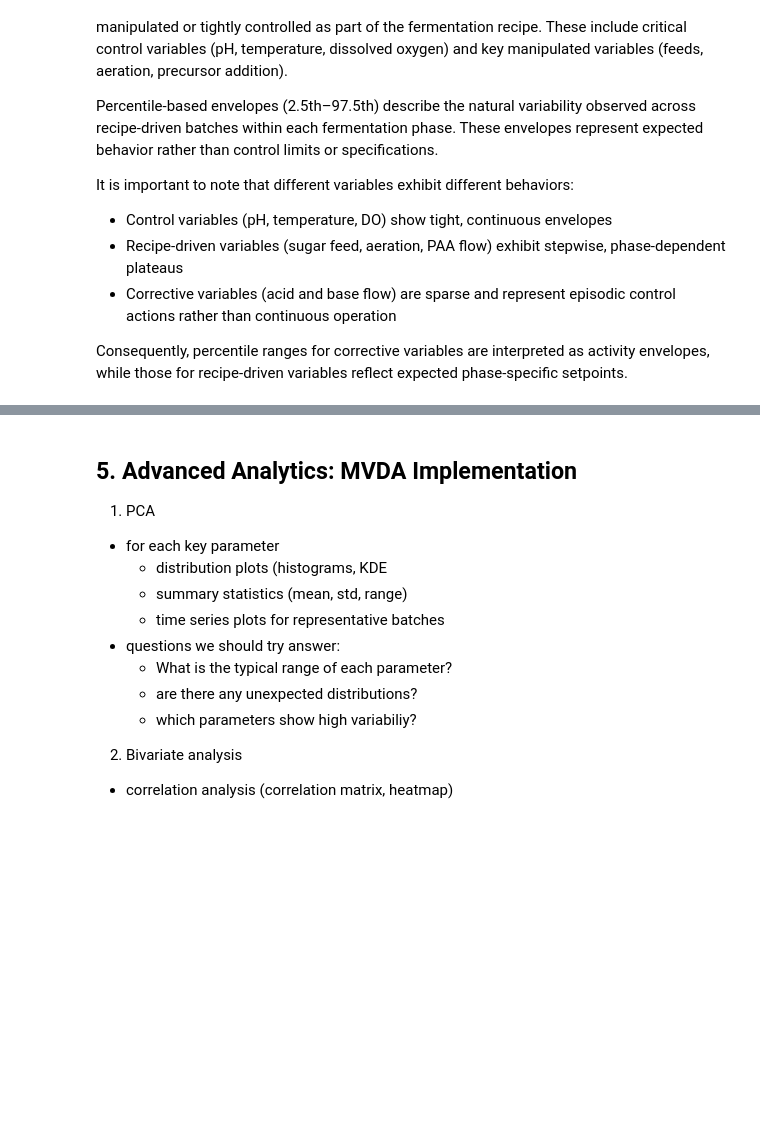
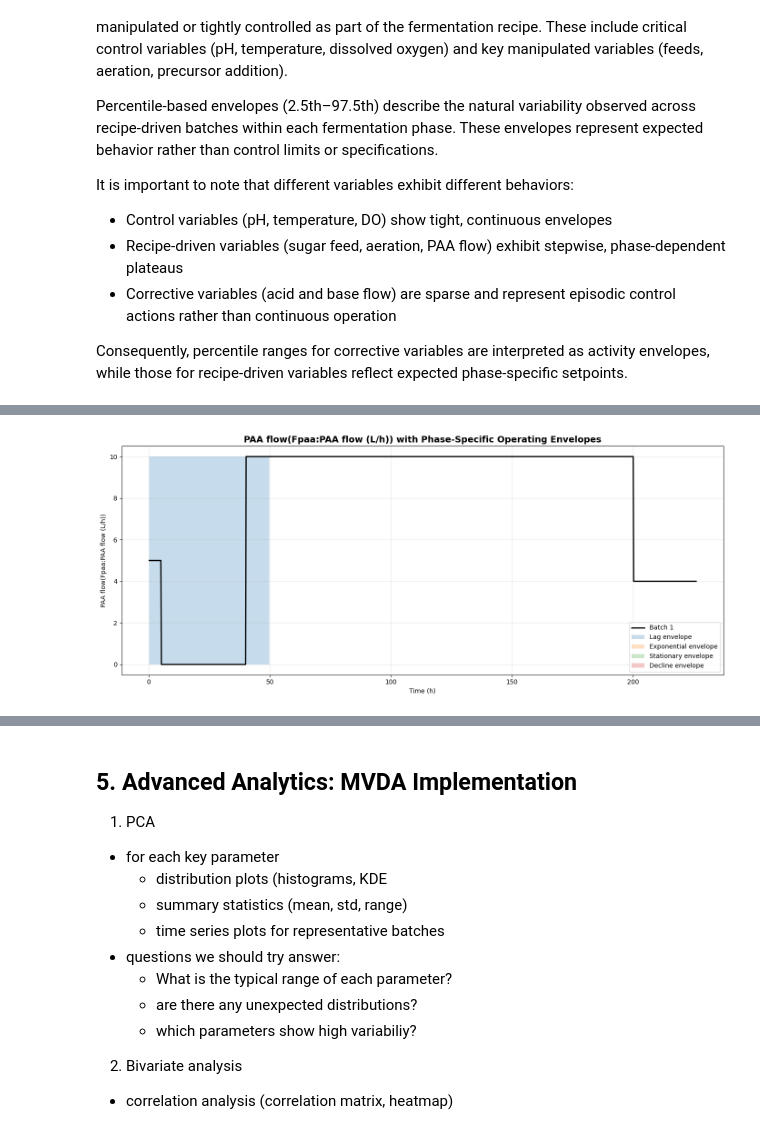
Before and after one commit to skerr17/programming-for-data-analytics, a Jupyter notebook: project/batch-data-analysis.ipynb, the cells around one changed output, grey strips where cells are left out. Cells and saved outputs as stored; diff of their text form; code cells hidden in the pictures; blank space fills up the shorter version.

```diff
--- a/project/batch-data-analysis.ipynb
+++ b/project/batch-data-analysis.ipynb
@@ -858,0 +860,9 @@ plot_phase_envelope(
+# %%
+plot_phase_envelope(
+    df_batch_1_10,
+    phase_ranges_flat,
+    variable='PAA flow(Fpaa:PAA flow (L/h))',
+    batch_id=1
+)
+# %% [output]
+[figure, added]
```
Also changed, not shown: parts of 4 cells of this notebook.
